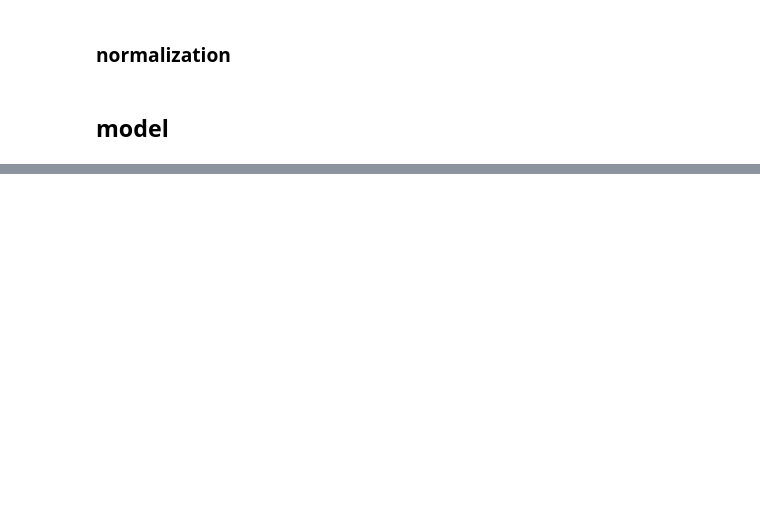
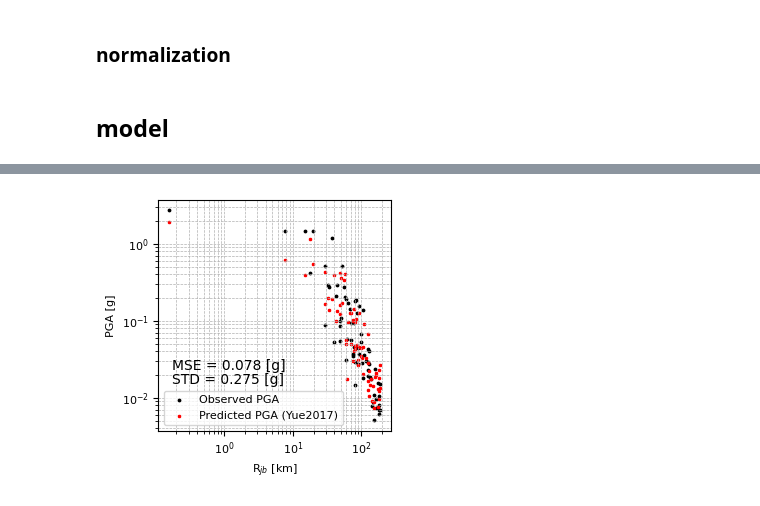
Before and after one commit to Panrainwalker/LFW2BBP, a Jupyter notebook: evaluate_kumamoto_sim_05Hz.ipynb, the cells around one changed output, grey strips where cells are left out. Drawn from its saved outputs; the diff is of its cells as text; code cells hidden in the pictures; blank space fills up the shorter version.

Commit message:
add plot Rjb

```diff
--- a/evaluate_kumamoto_sim_05Hz.ipynb
+++ b/evaluate_kumamoto_sim_05Hz.ipynb
@@ -827,3 +928,63 @@ plt.show()
+# %%
+import numpy as np
+import matplotlib.pyplot as plt
+from sklearn.metrics import mean_squared_error
+
+# Compute observed and predicted PGA
+obs_pga = np.sqrt(np.exp(y_test[indices, 0, ind])**2 +
+                  np.exp(y_test[indices, 1, ind])**2 +
+                  np.exp(y_test[indices, 2, ind])**2) / (9.8 * 1e2)
+
+pred_pga = np.sqrt(np.exp(predictions[indices, 0, ind])**2 +
+                   np.exp(predictions[indices, 1, ind])**2 +
+                   np.exp(predictions[indices, 2, ind])**2) / (9.8 * 1e2)
+
+# Convert to NumPy if necessary
+if hasattr(obs_pga, "detach"):  # PyTorch Tensor
+    obs_pga = obs_pga.detach().cpu().numpy()
+if hasattr(pred_pga, "detach"):
+    pred_pga = pred_pga.detach().cpu().numpy()
+
+# Calculate error metrics
+mse = mean_squared_error(obs_pga, pred_pga)
+std = np.std(obs_pga - pred_pga)
+
+
+fig = plt.figure(figsize=(3, 3))
+
+# Plot observed PGA
+plt.scatter(rjb[indices], obs_pga, label='Observed PGA', color='black', marker='o', s=3)
+
+# Plot predicted PGA
+plt.scatter(rjb[indices], pred_pga, label='Predicted PGA (Yue2017)', color='red', marker='x', s=3)
+
+# Add MSE and STD text with units
+x_text = rjb[indices].min() * 1.1
+y_text1 = obs_pga.min() * 3
+y_text2 = obs_pga.min() * 4.5
+plt.text(x_text, y_text2, f'MSE = {mse:.3f} [g]', fontsize=10)
+plt.text(x_text, y_text1, f'STD = {std:.3f} [g]', fontsize=10)
+
+# Axes scaling and labels
+plt.xscale('log')
+plt.yscale('log')
+plt.xlabel('R$_{jb}$ [km]', fontsize=8)
+plt.ylabel('PGA [g]', fontsize=8)
+
+# Set tick label font sizes
+plt.xticks(fontsize=8)
+plt.yticks(fontsize=8)
+
+# Legend and grid
+plt.legend(fontsize=8)
+plt.grid(True, which="both", linestyle='--', linewidth=0.5)
+
+# Save figure
+# plt.savefig('kumamoto_yue2017.png', dpi=300, bbox_inches='tight', pad_inches=0.1)
+# plt.savefig('kumamoto_yue2017.pdf', dpi=300, bbox_inches='tight', pad_inches=0.1)
+plt.show()
+# %% [output]
+[figure, added]
 # %%
 metadatasim = pd.read_csv('./LF_sim_data/filtered_data_kumamoto_yue.csv',low_memory=False)
 # %%
```
Also changed, not shown: parts of 34 cells of this notebook.
